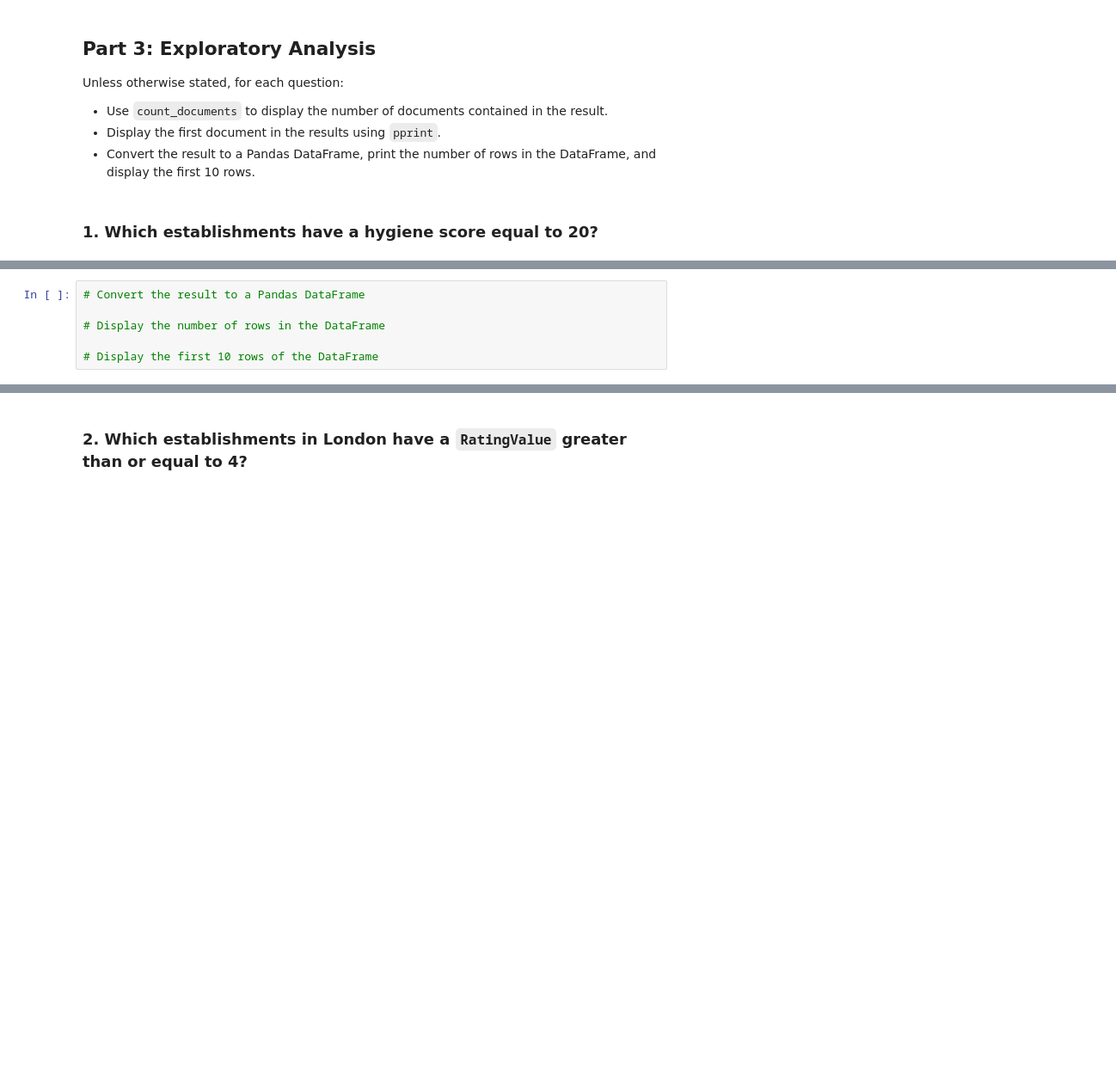
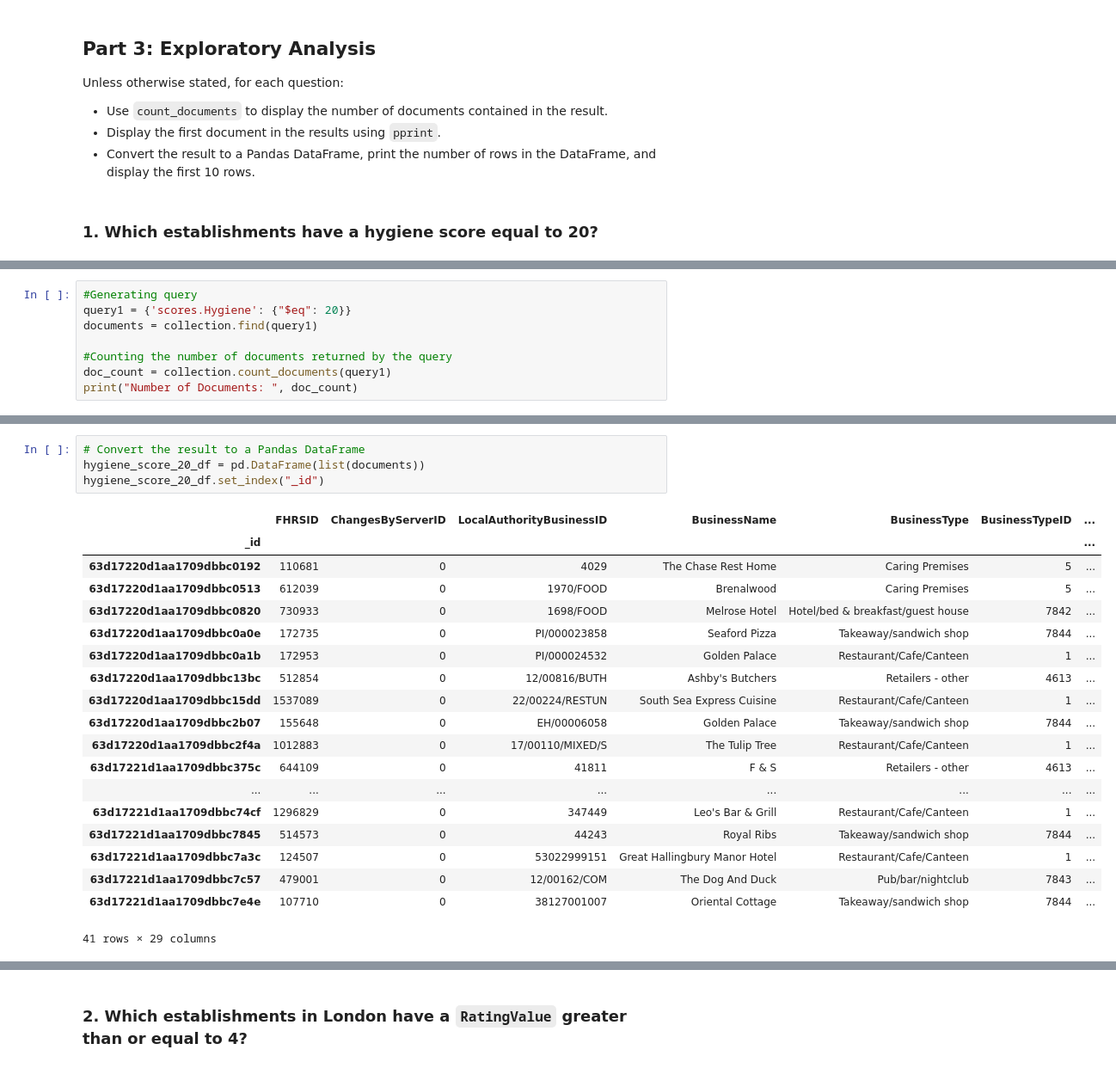
Before and after one commit to bexlev/nosql-challenge, a Jupyter notebook: RL_NoSQL_analysis.ipynb, the cells around one changed output, grey strips where cells are left out. Shown at 86% size. Saved outputs shown, nothing was run; the diff lists cells and outputs as text; blank space fills up the shorter version.

```diff
--- a/RL_NoSQL_analysis.ipynb
+++ b/RL_NoSQL_analysis.ipynb
@@ -45,0 +69,8 @@ print("Number of Documents: ", doc_count)
+# %%
+#Generating query
+query1 = {'scores.Hygiene': {"$eq": 20}}
+documents = collection.find(query1)
+
+#Counting the number of documents returned by the query
+doc_count = collection.count_documents(query1)
+print("Number of Documents: ", doc_count)
@@ -46,6 +101,24 @@ print("Number of Documents: ", doc_count)
 # %%
 # Convert the result to a Pandas DataFrame
-
-# Display the number of rows in the DataFrame
-
-# Display the first 10 rows of the DataFrame
+hygiene_score_20_df = pd.DataFrame(list(documents))
+hygiene_score_20_df.set_index("_id")
+# %% [output]
+|  | FHRSID | ChangesByServerID | LocalAuthorityBusinessID | BusinessName | BusinessType | BusinessTypeID | ... |
+| _id |  |  |  |  |  |  | ... |
+| 63d17220d1aa1709dbbc0192 | 110681 | 0 | 4029 | The Chase Rest Home | Caring Premises | 5 | ... |
+| 63d17220d1aa1709dbbc0513 | 612039 | 0 | 1970/FOOD | Brenalwood | Caring Premises | 5 | ... |
+| 63d17220d1aa1709dbbc0820 | 730933 | 0 | 1698/FOOD | Melrose Hotel | Hotel/bed & breakfast/guest house | 7842 | ... |
+| 63d17220d1aa1709dbbc0a0e | 172735 | 0 | PI/000023858 | Seaford Pizza | Takeaway/sandwich shop | 7844 | ... |
+| 63d17220d1aa1709dbbc0a1b | 172953 | 0 | PI/000024532 | Golden Palace | Restaurant/Cafe/Canteen | 1 | ... |
+| 63d17220d1aa1709dbbc13bc | 512854 | 0 | 12/00816/BUTH | Ashby's Butchers | Retailers - other | 4613 | ... |
+| 63d17220d1aa1709dbbc15dd | 1537089 | 0 | 22/00224/RESTUN | South Sea Express Cuisine | Restaurant/Cafe/Canteen | 1 | ... |
+| 63d17220d1aa1709dbbc2b07 | 155648 | 0 | EH/00006058 | Golden Palace | Takeaway/sandwich shop | 7844 | ... |
+| 63d17220d1aa1709dbbc2f4a | 1012883 | 0 | 17/00110/MIXED/S | The Tulip Tree | Restaurant/Cafe/Canteen | 1 | ... |
+| 63d17221d1aa1709dbbc375c | 644109 | 0 | 41811 | F & S | Retailers - other | 4613 | ... |
+| ... | ... | ... | ... | ... | ... | ... | ... |
+| 63d17221d1aa1709dbbc74cf | 1296829 | 0 | 347449 | Leo's Bar & Grill | Restaurant/Cafe/Canteen | 1 | ... |
+| 63d17221d1aa1709dbbc7845 | 514573 | 0 | 44243 | Royal Ribs | Takeaway/sandwich shop | 7844 | ... |
+| 63d17221d1aa1709dbbc7a3c | 124507 | 0 | 53022999151 | Great Hallingbury Manor Hotel | Restaurant/Cafe/Canteen | 1 | ... |
+| 63d17221d1aa1709dbbc7c57 | 479001 | 0 | 12/00162/COM | The Dog And Duck | Pub/bar/nightclub | 7843 | ... |
+| 63d17221d1aa1709dbbc7e4e | 107710 | 0 | 38127001007 | Oriental Cottage | Takeaway/sandwich shop | 7844 | ... |
+41 rows × 29 columns
```
Also changed, not shown: parts of 26 cells of this notebook, 2 other files.
